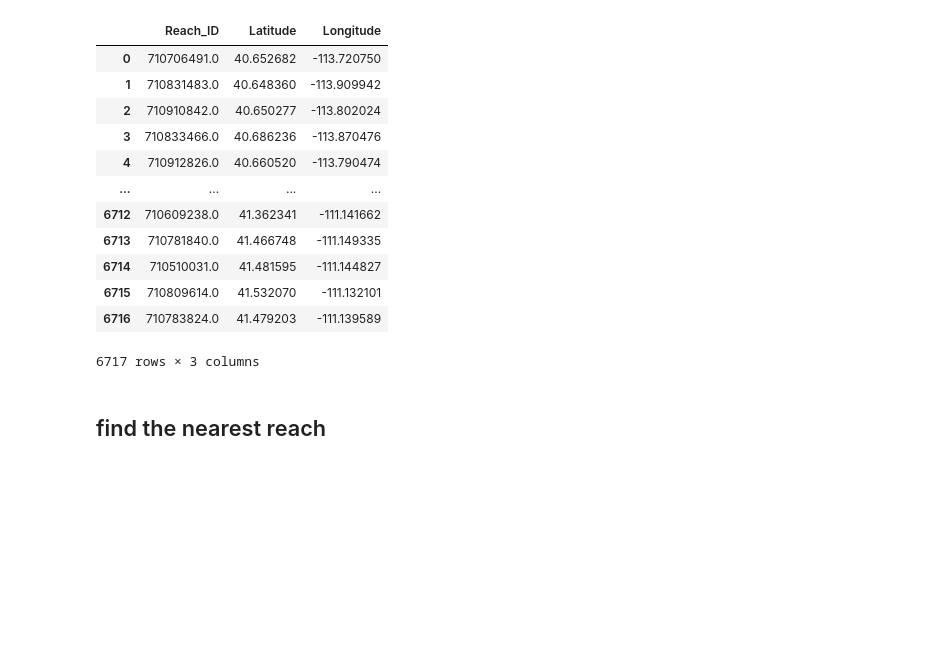
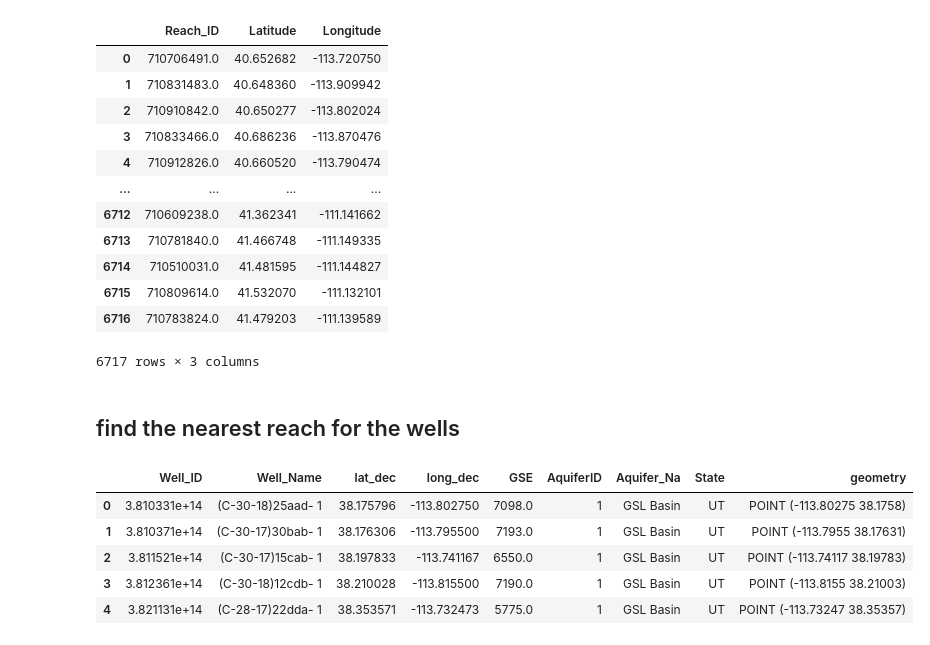
Before and after one commit to BYU-Hydroinformatics/gwbase, a Jupyter notebook: notebooks/01_data_inventory.ipynb, the cells around one changed output. Drawn from its saved outputs; the diff is of its cells as text; code cells hidden in the pictures; blank space fills up the shorter version.

Commit message:
fixed - find the nearest reach for the wells

```diff
--- a/notebooks/01_data_inventory.ipynb
+++ b/notebooks/01_data_inventory.ipynb
@@ -576,7 +576,7 @@ Centroids saved to: ../data/processed/reach_centroids.csv
 | 6716 | 710783824.0 | 41.479203 | -111.139589 |
 6717 rows × 3 columns
 # %% [markdown]
-## find the nearest reach
+## find the nearest reach for the wells
 # %%
 import geopandas as gpd
 import pandas as pd
@@ -693,5 +691,11 @@ def find_downstream_gage(reach_id, stream_gdf, gages_df):
     return None
 # %%
 # Read the shapefile
-wells_gdf = gpd.read_file("well_shp.shp")
-display(wells_gdf.head())
+display(well_shp.head())
+# %% [output]
+|  | Well_ID | Well_Name | lat_dec | long_dec | GSE | AquiferID | Aquifer_Na | State | geometry |
+| 0 | 3.810331e+14 | (C-30-18)25aad- 1 | 38.175796 | -113.802750 | 7098.0 | 1 | GSL Basin | UT | POINT (-113.80275 38.1758) |
+| 1 | 3.810371e+14 | (C-30-17)30bab- 1 | 38.176306 | -113.795500 | 7193.0 | 1 | GSL Basin | UT | POINT (-113.7955 38.17631) |
+| 2 | 3.811521e+14 | (C-30-17)15cab- 1 | 38.197833 | -113.741167 | 6550.0 | 1 | GSL Basin | UT | POINT (-113.74117 38.19783) |
+| 3 | 3.812361e+14 | (C-30-18)12cdb- 1 | 38.210028 | -113.815500 | 7190.0 | 1 | GSL Basin | UT | POINT (-113.8155 38.21003) |
+| 4 | 3.821131e+14 | (C-28-17)22dda- 1 | 38.353571 | -113.732473 | 5775.0 | 1 | GSL Basin | UT | POINT (-113.73247 38.35357) |
```
Also changed, not shown: parts of 3 cells of this notebook.
